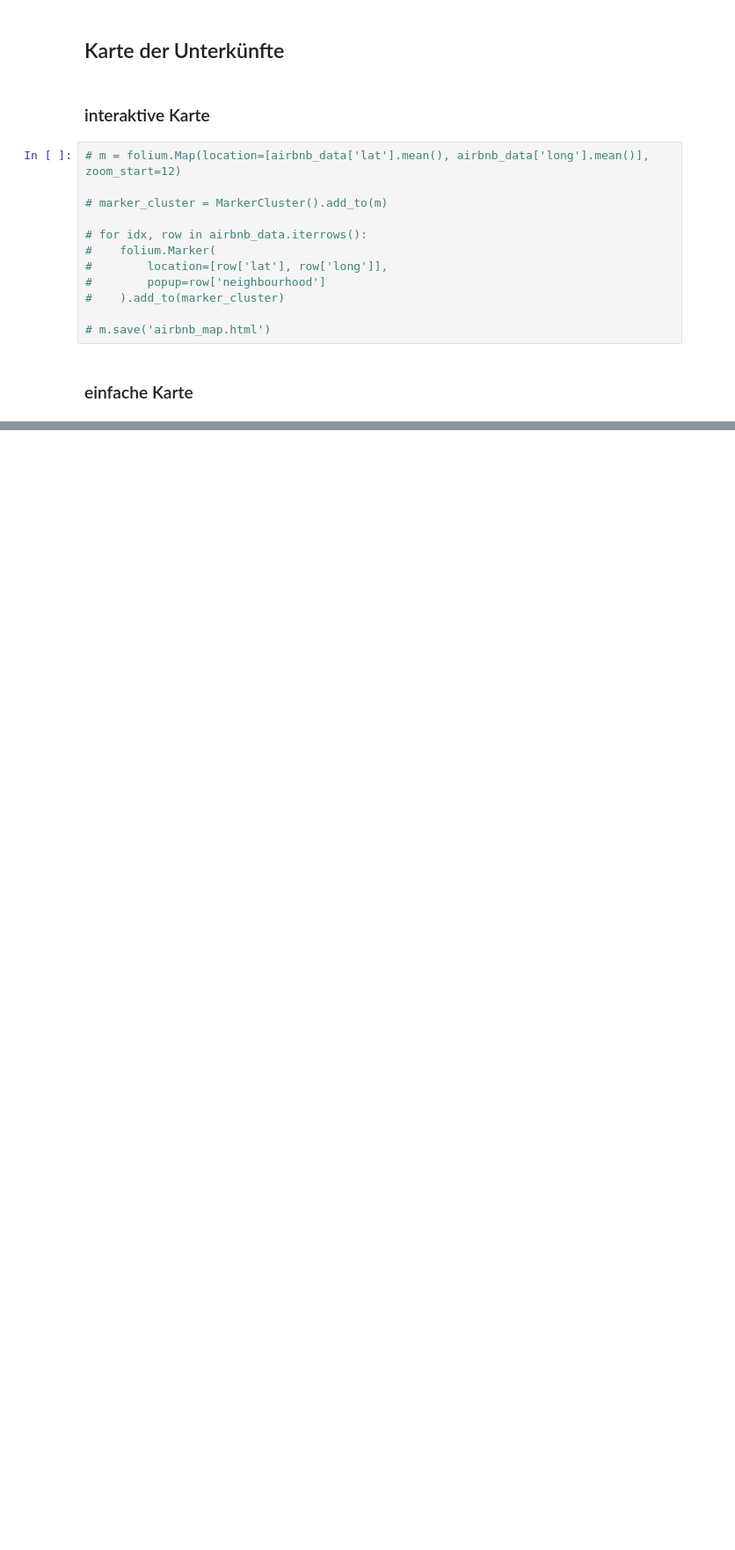
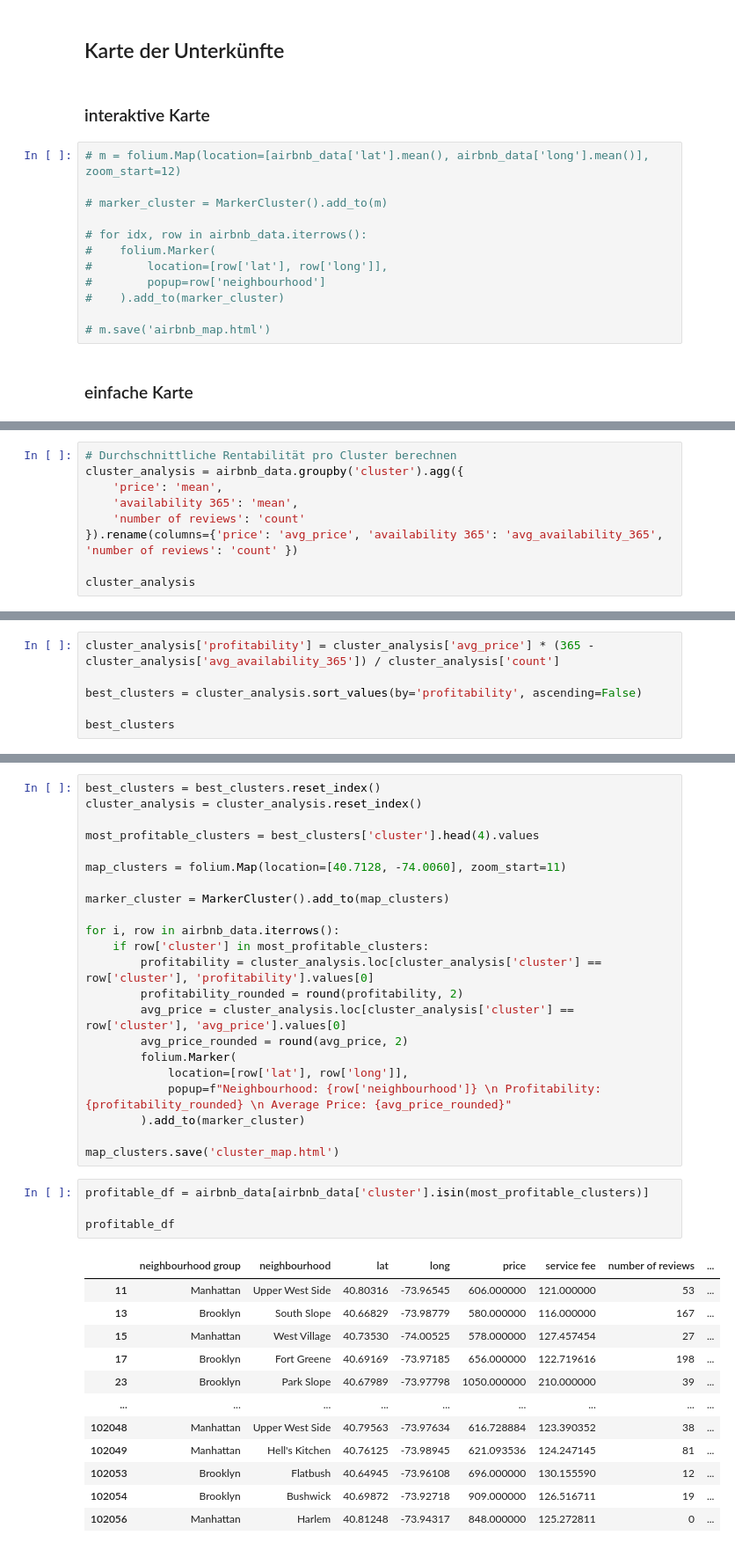
Before and after one commit to sophieHerstein/DataScience_Usecase, a Jupyter notebook: usecase.ipynb, the cells around one changed output, grey strips where cells are left out. Shown at 88% size. Saved outputs shown, nothing was run; the diff lists cells and outputs as text; blank space fills up the shorter version.

Commit message:
tried clustering

```diff
--- a/usecase.ipynb
+++ b/usecase.ipynb
@@ -545,0 +561,9 @@ plt.show()
+# %%
+# Durchschnittliche Rentabilität pro Cluster berechnen
+cluster_analysis = airbnb_data.groupby('cluster').agg({
+    'price': 'mean',
+    'availability 365': 'mean',
+    'number of reviews': 'count'
+}).rename(columns={'price': 'avg_price', 'availability 365': 'avg_availability_365', 'number of reviews': 'count' })
+
+cluster_analysis
@@ -545,0 +583,6 @@ plt.show()
+# %%
+cluster_analysis['profitability'] = cluster_analysis['avg_price'] * (365 - cluster_analysis['avg_availability_365']) / cluster_analysis['count']
+
+best_clusters = cluster_analysis.sort_values(by='profitability', ascending=False)
+
+best_clusters
@@ -545,0 +602,39 @@ plt.show()
+# %%
+best_clusters = best_clusters.reset_index()
+cluster_analysis = cluster_analysis.reset_index()
+
+most_profitable_clusters = best_clusters['cluster'].head(4).values
+
+map_clusters = folium.Map(location=[40.7128, -74.0060], zoom_start=11)
+
+marker_cluster = MarkerCluster().add_to(map_clusters)
+
+for i, row in airbnb_data.iterrows():
+    if row['cluster'] in most_profitable_clusters:
+        profitability = cluster_analysis.loc[cluster_analysis['cluster'] == row['cluster'], 'profitability'].values[0]
+        profitability_rounded = round(profitability, 2)
+        avg_price = cluster_analysis.loc[cluster_analysis['cluster'] == row['cluster'], 'avg_price'].values[0]
+        avg_price_rounded = round(avg_price, 2)
+        folium.Marker(
+            location=[row['lat'], row['long']],
+            popup=f"Neighbourhood: {row['neighbourhood']} \n Profitability: {profitability_rounded} \n Average Price: {avg_price_rounded}"
+        ).add_to(marker_cluster)
+
+map_clusters.save('cluster_map.html')
+# %%
+profitable_df = airbnb_data[airbnb_data['cluster'].isin(most_profitable_clusters)]
+
+profitable_df
+# %% [output]
+|  | neighbourhood group | neighbourhood | lat | long | price | service fee | number of reviews | ... |
+| 11 | Manhattan | Upper West Side | 40.80316 | -73.96545 | 606.000000 | 121.000000 | 53 | ... |
+| 13 | Brooklyn | South Slope | 40.66829 | -73.98779 | 580.000000 | 116.000000 | 167 | ... |
+| 15 | Manhattan | West Village | 40.73530 | -74.00525 | 578.000000 | 127.457454 | 27 | ... |
+| 17 | Brooklyn | Fort Greene | 40.69169 | -73.97185 | 656.000000 | 122.719616 | 198 | ... |
+| 23 | Brooklyn | Park Slope | 40.67989 | -73.97798 | 1050.000000 | 210.000000 | 39 | ... |
+| ... | ... | ... | ... | ... | ... | ... | ... | ... |
+| 102048 | Manhattan | Upper West Side | 40.79563 | -73.97634 | 616.728884 | 123.390352 | 38 | ... |
+| 102049 | Manhattan | Hell's Kitchen | 40.76125 | -73.98945 | 621.093536 | 124.247145 | 81 | ... |
+| 102053 | Brooklyn | Flatbush | 40.64945 | -73.96108 | 696.000000 | 130.155590 | 12 | ... |
+| 102054 | Brooklyn | Bushwick | 40.69872 | -73.92718 | 909.000000 | 126.516711 | 19 | ... |
+| 102056 | Manhattan | Harlem | 40.81248 | -73.94317 | 848.000000 | 125.272811 | 0 | ... |
```
Also changed, not shown: parts of 17 cells of this notebook, 2 other files.
